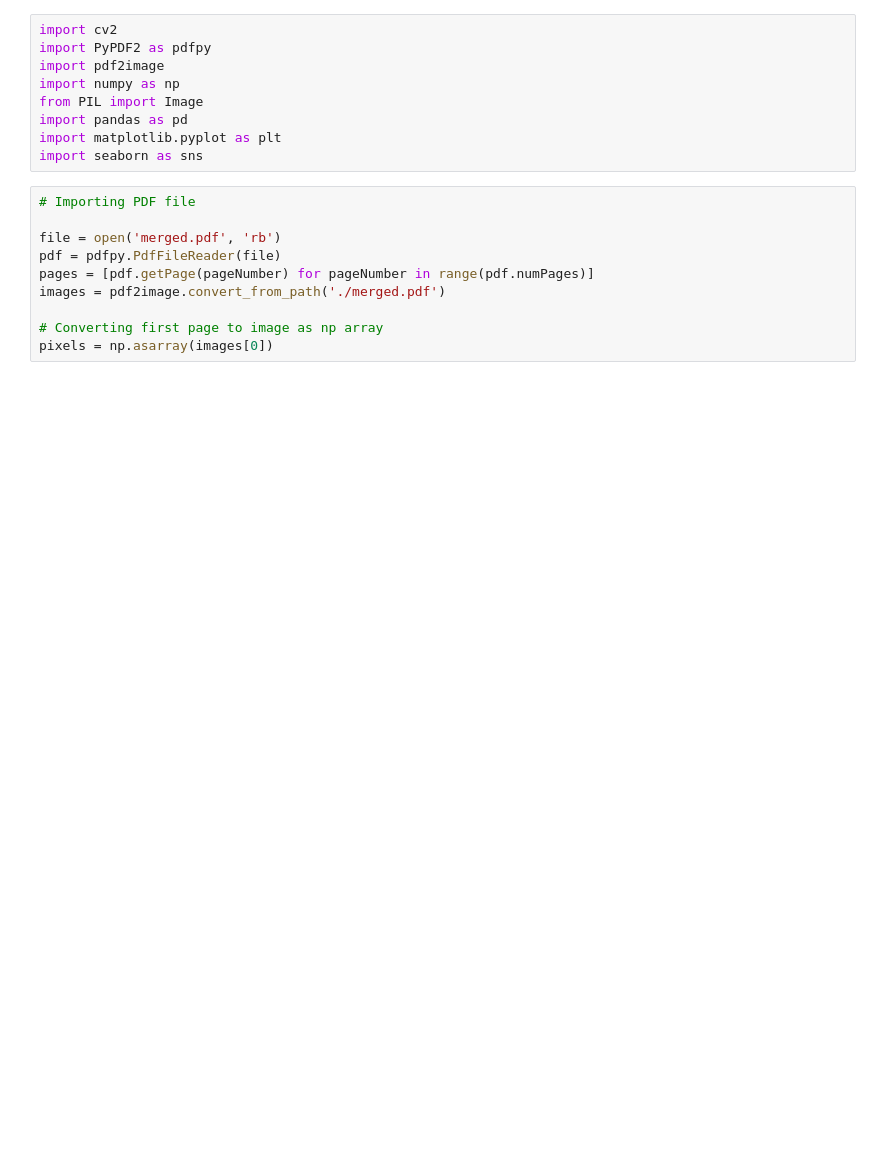
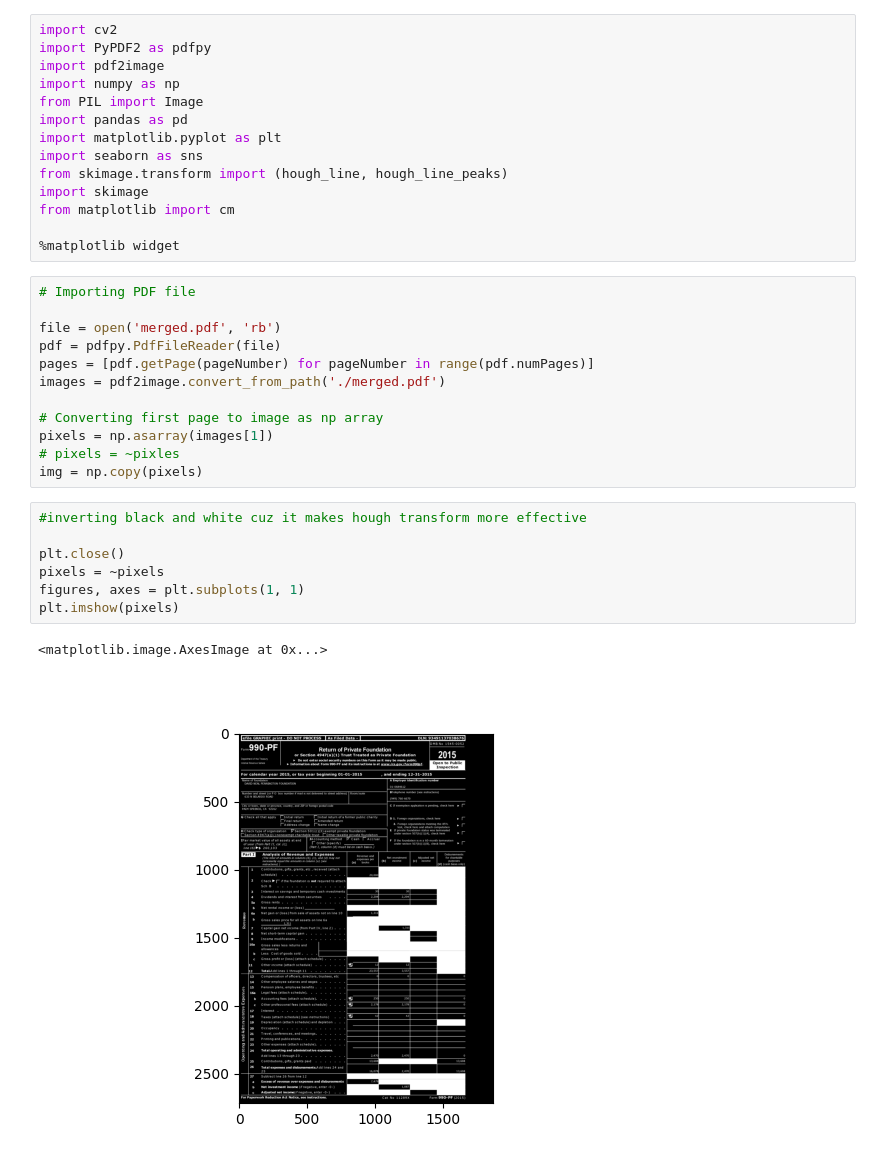
Before and after one commit to gokarna14/PDF_Segmentation, a Jupyter notebook: CODES/openCV.ipynb, the cells around one changed output. Saved outputs shown, nothing was run; the diff lists cells and outputs as text; blank space fills up the shorter version.

```diff
--- a/CODES/openCV.ipynb
+++ b/CODES/openCV.ipynb
@@ -7,6 +7,11 @@ from PIL import Image
 import pandas as pd
 import matplotlib.pyplot as plt
 import seaborn as sns
+from skimage.transform import (hough_line, hough_line_peaks)
+import skimage
+from matplotlib import cm
+
+%matplotlib widget
 # %%
 # Importing PDF file
 
@@ -16,5 +21,17 @@ pages = [pdf.getPage(pageNumber) for pageNumber in range(pdf.numPages)]
 images = pdf2image.convert_from_path('./merged.pdf')
 
 # Converting first page to image as np array
-pixels = np.asarray(images[0])
+pixels = np.asarray(images[1])
+# pixels = ~pixles
+img = np.copy(pixels)
+# %%
+#inverting black and white cuz it makes hough transform more effective
+
+plt.close()
+pixels = ~pixels
+figures, axes = plt.subplots(1, 1)
+plt.imshow(pixels)
+# %% [output]
+<matplotlib.image.AxesImage at 0x...>
+[figure, added]
 # %%
```
Also changed, not shown: parts of 7 cells of this notebook.
